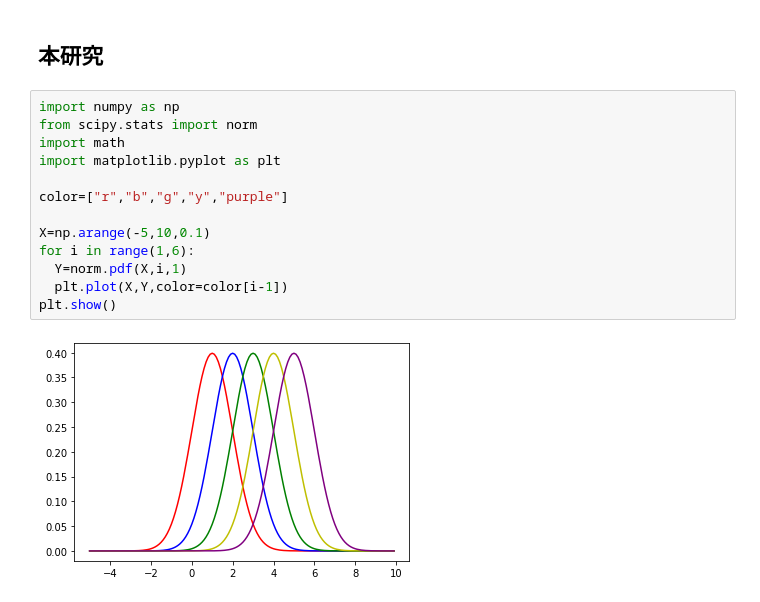
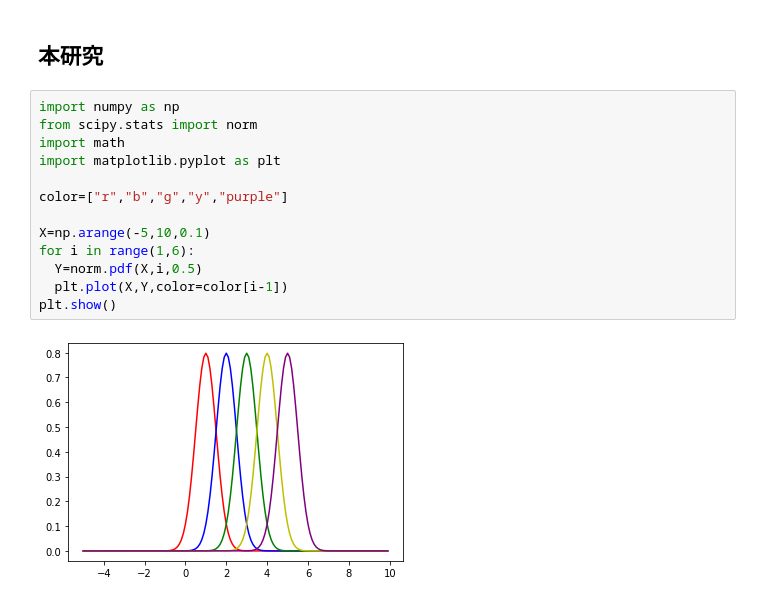
Before and after one commit to ikumadaiki/CPMP, a Jupyter notebook: instance.ipynb, the cells around one changed output. Drawn from its saved outputs; the diff is of its cells as text.

```diff
--- a/instance.ipynb
+++ b/instance.ipynb
@@ -5,16 +5,16 @@ from gurobipy import *
 # %%
 import numpy as np
 from scipy.stats import norm
 import math
 import matplotlib.pyplot as plt
 
 color=["r","b","g","y","purple"]
 
 X=np.arange(-5,10,0.1)
 for i in range(1,6):
-  Y=norm.pdf(X,i,1)
+  Y=norm.pdf(X,i,0.5)
   plt.plot(X,Y,color=color[i-1])
 plt.show()
 # %% [output]
-[figure, old version]
+[figure, new version]
 # %%
```
Also changed, not shown: parts of 23 cells of this notebook.
